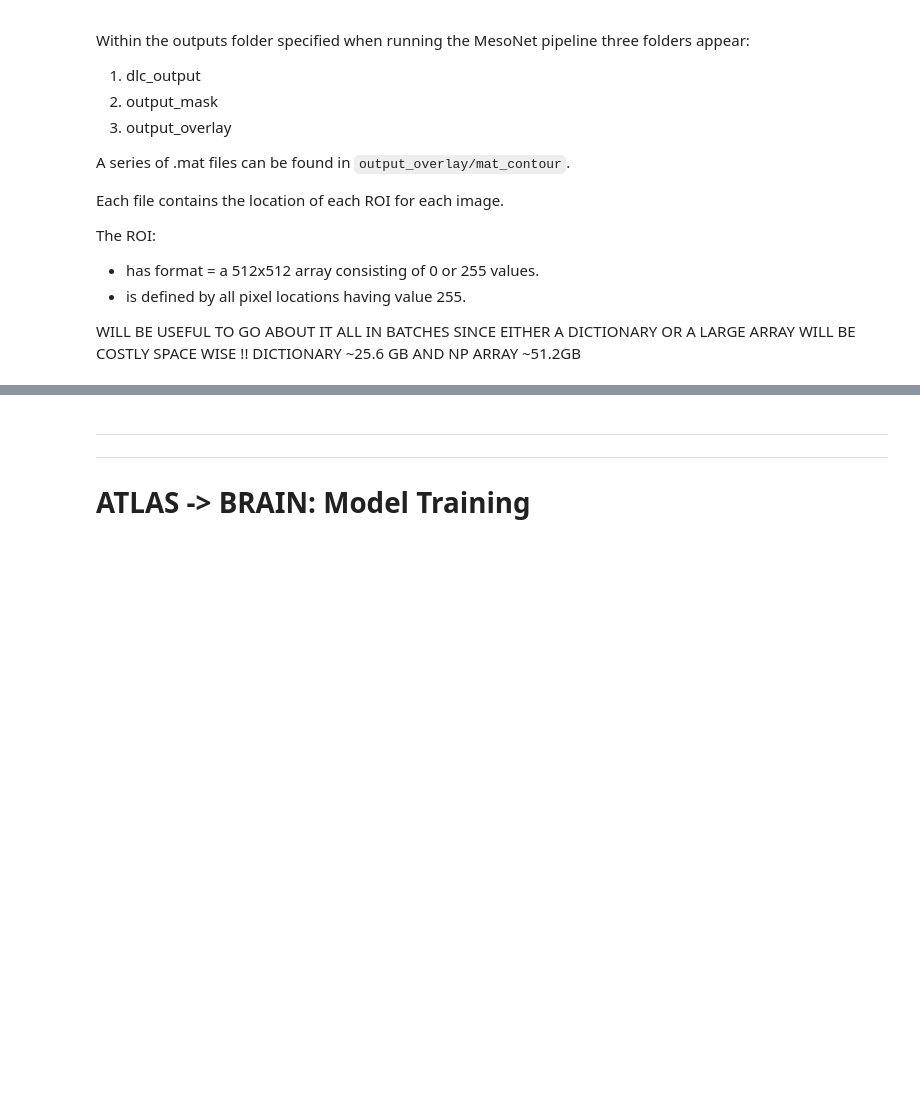
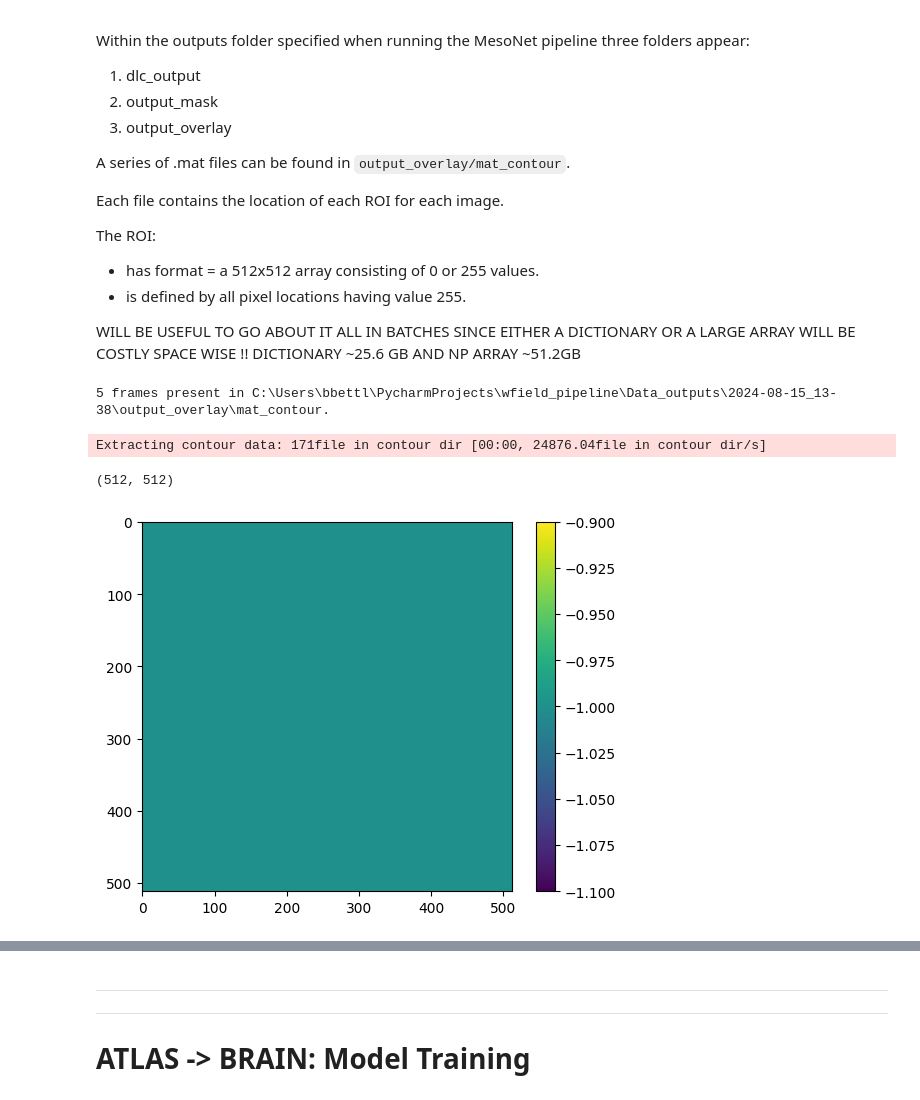
Before and after one commit to BruneBettler/wfield_pipeline, a Jupyter notebook: mesonet_tests.ipynb, the cells around one changed output, grey strips where cells are left out. Drawn from its saved outputs; the diff is of its cells as text; code cells hidden in the pictures; blank space fills up the shorter version.

```diff
--- a/mesonet_tests.ipynb
+++ b/mesonet_tests.ipynb
@@ -385,6 +391,22 @@ The ROI:
 
 WILL BE USEFUL TO GO ABOUT IT ALL IN BATCHES SINCE EITHER A DICTIONARY OR A LARGE ARRAY WILL BE COSTLY SPACE WISE !!
 DICTIONARY ~25.6 GB AND NP ARRAY ~51.2GB
+# %%
+mat_contour_dir = r"C:\Users\bbettl\PycharmProjects\wfield_pipeline\Data_outputs\2024-08-15_13-38\output_overlay\mat_contour"
+
+array = get_mat_to_array(mat_contour_dir, [22,6])
+
+test= array[0][1]
+print(test.shape)
+
+plt.imshow(test)
+plt.colorbar()
+plt.show()
+# %% [output]
+5 frames present in C:\Users\bbettl\PycharmProjects\wfield_pipeline\Data_outputs\2024-08-15_13-38\output_overlay\mat_contour.
+Extracting contour data: 171file in contour dir [00:00, 24876.04file in contour dir/s]
+(512, 512)
+[figure, added]
 # %%
 # processing .mat file helper functions
 
```
Also changed, not shown: parts of 8 cells of this notebook.
